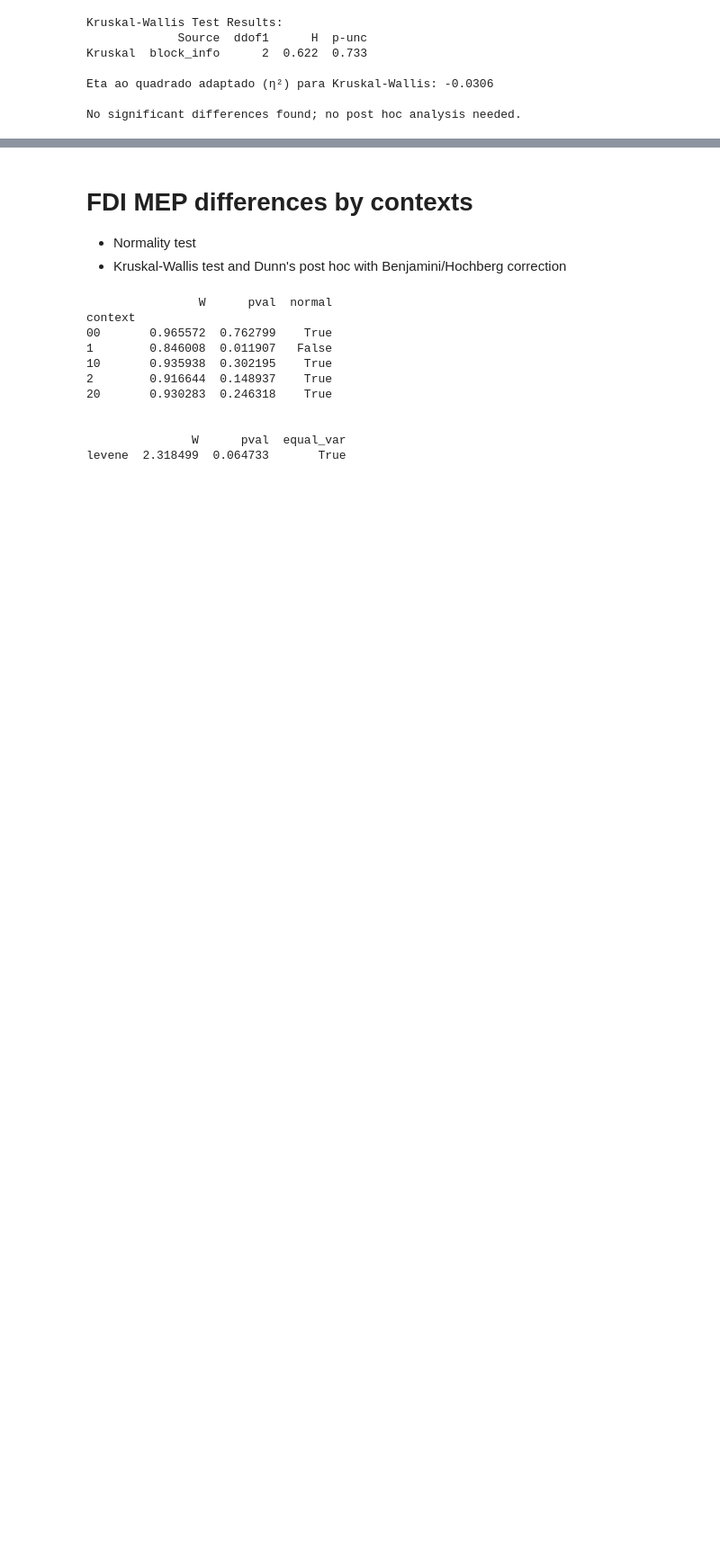
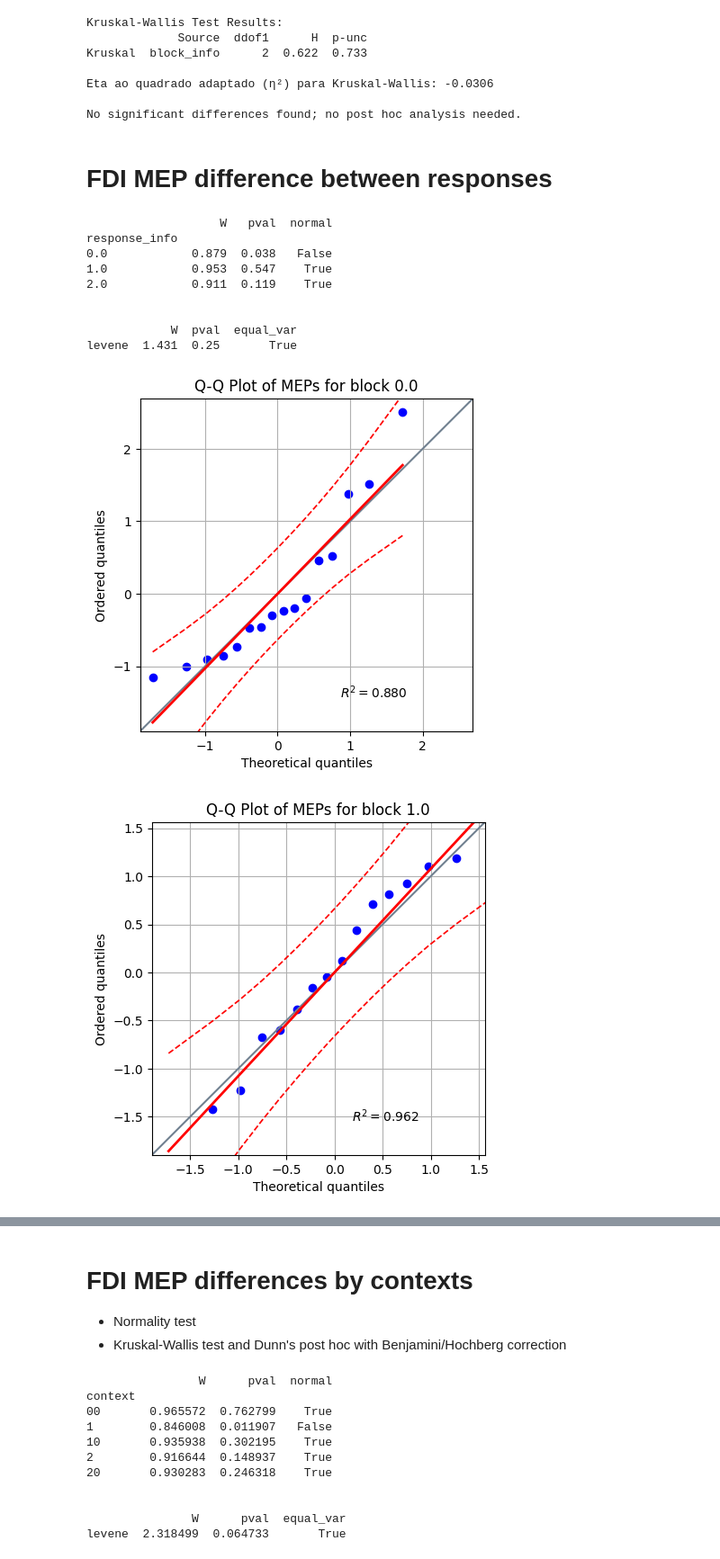
Before and after one commit to moraesvictorhugo/TMS-GoalkeeperGame, a Jupyter notebook: main_stats.ipynb, the cells around one changed output, grey strips where cells are left out. Shown at 90% size. Saved outputs shown, nothing was run; the diff lists cells and outputs as text; code cells hidden in the pictures; blank space fills up the shorter version.

Commit message:
Included analysis and statistics about the effect of response choice on MEP amplitudes

```diff
--- a/main_stats.ipynb
+++ b/main_stats.ipynb
@@ -1146,3 +1146,38 @@ Kruskal  block_info      2  0.622  0.733
 Eta ao quadrado adaptado (η²) para Kruskal-Wallis: -0.0306
 
 No significant differences found; no post hoc analysis needed.
+# %% [markdown]
+# FDI MEP difference between responses
+# %%
+# Calculate mean FDI MEPs grouped by ID_info and response_info
+mean_FDImeps_by_response = meps_blocks_df.groupby(['ID_info', 'response_info'])['relMean_MEPpp_FDI'].mean().reset_index()
+
+# Perform Shapiro-Wilk test for normality
+shapiro_results = pg.normality(mean_FDImeps_by_response, dv='relMean_MEPpp_FDI', group='response_info')
+print(shapiro_results.round(3))
+print("\n")
+
+# Perform Homocedasticity test
+levene_results = pg.homoscedasticity(mean_FDImeps_by_response, dv='relMean_MEPpp_FDI', group='response_info')
+print(levene_results.round(3))
+
+# Q-Q plots for each MEP block
+block_categories = mean_FDImeps_by_response['response_info'].unique()
+for i in block_categories:
+    plt.figure()  # Create a new figure for each response category
+    pg.qqplot(mean_FDImeps_by_response[mean_FDImeps_by_response['response_info'] == i]['relMean_MEPpp_FDI'], dist='norm')
+    plt.title(f'Q-Q Plot of MEPs for block {i}')
+    plt.grid(True)
+    plt.show()
+# %% [output]
+                   W   pval  normal
+response_info
+0.0            0.879  0.038   False
+1.0            0.953  0.547    True
+2.0            0.911  0.119    True
+
+
+            W  pval  equal_var
+levene  1.431  0.25       True
+[figure, added]
+[figure, added]
```
Also changed, not shown: parts of 6 cells of this notebook, 1 other file.
